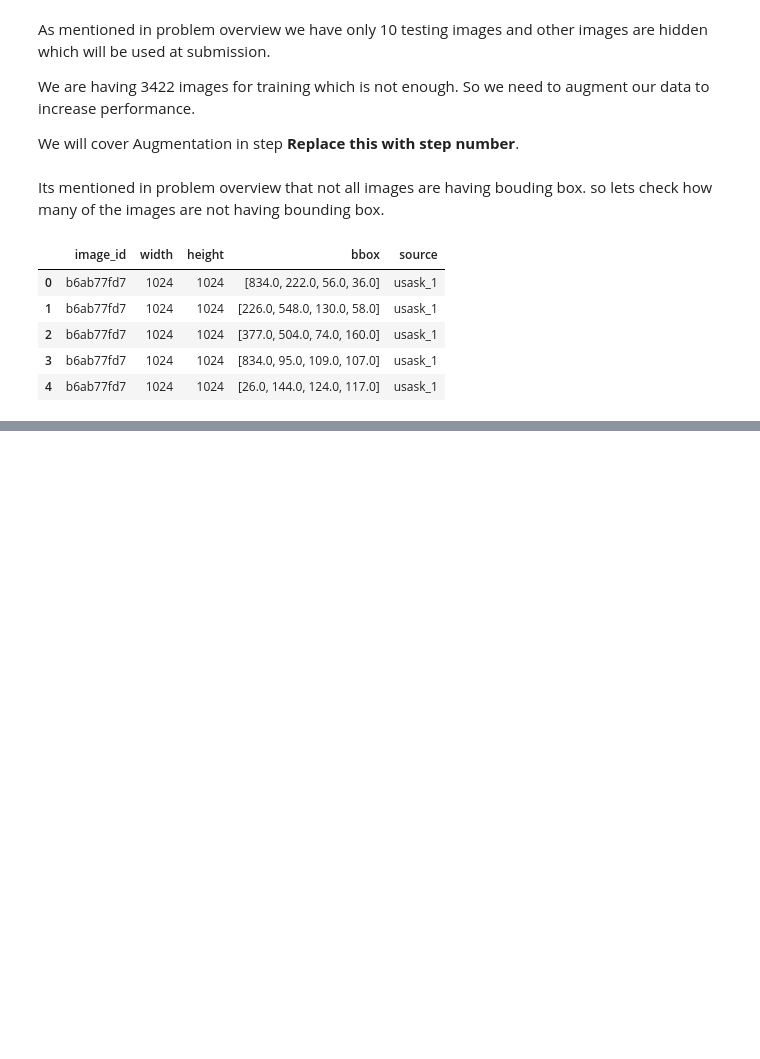
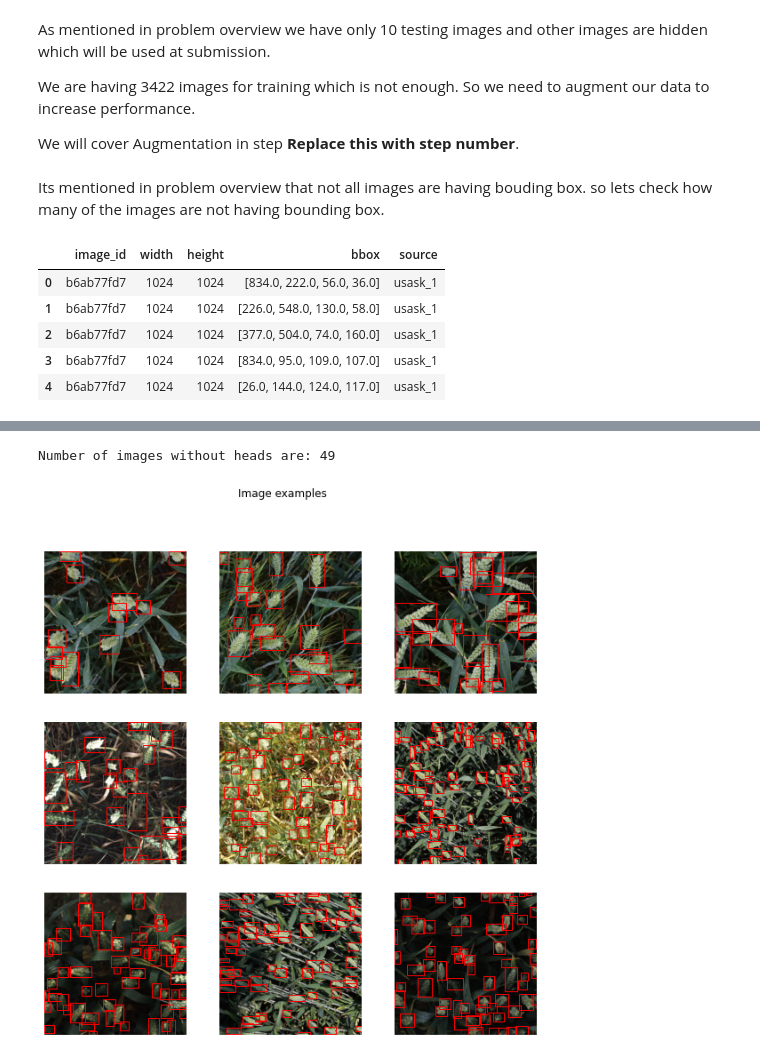
Before and after one commit to DhruvMakwana/Global-Wheat-Detection, a Jupyter notebook: Global_Wheat_Detection.ipynb, the cells around one changed output, grey strips where cells are left out. Drawn from its saved outputs; the diff is of its cells as text; code cells hidden in the pictures; blank space fills up the shorter version.

```diff
--- a/Global_Wheat_Detection.ipynb
+++ b/Global_Wheat_Detection.ipynb
@@ -86,0 +107,36 @@ df.head()
+# %%
+print('Number of images without heads are: {}'.format(len(training_images_dataframe) - len(df)))
+# %% [output]
+Number of images without heads are: 49
+# %%
+def get_all_bboxes(df, image_id):
+  image_bboxes = df[df.image_id == image_id]
+
+  bboxes = []
+  for _, row in image_bboxes.iterrows():
+    bboxes.append((row.bbox_xmin, row.bbox_ymin, row.bbox_width, row.bbox_height))
+
+  return bboxes
+# %%
+def plot_image_examples(df, rows=3, cols=3, title='Image examples'):
+  fig, axs = plt.subplots(rows, cols, figsize=(10,10))
+  for row in range(rows):
+    for col in range(cols):
+      idx = np.random.randint(len(df), size=1)[0]
+      img_id = df.iloc[idx].image_id
+
+      img = Image.open(train_dir + img_id + '.jpg')
+      axs[row, col].imshow(img)
+
+      bboxes = get_all_bboxes(df, img_id)
+
+      for bbox in bboxes:
+        rect = patches.Rectangle((bbox[0],bbox[1]),bbox[2],bbox[3],linewidth=1,edgecolor='r',facecolor='none')
+        axs[row, col].add_patch(rect)
+
+        axs[row, col].axis('off')
+  plt.suptitle(title)
+# %%
+plot_image_examples(training_images_dataframe)
+# %% [output]
+[figure, added]
```
Also changed, not shown: parts of 4 cells of this notebook.
